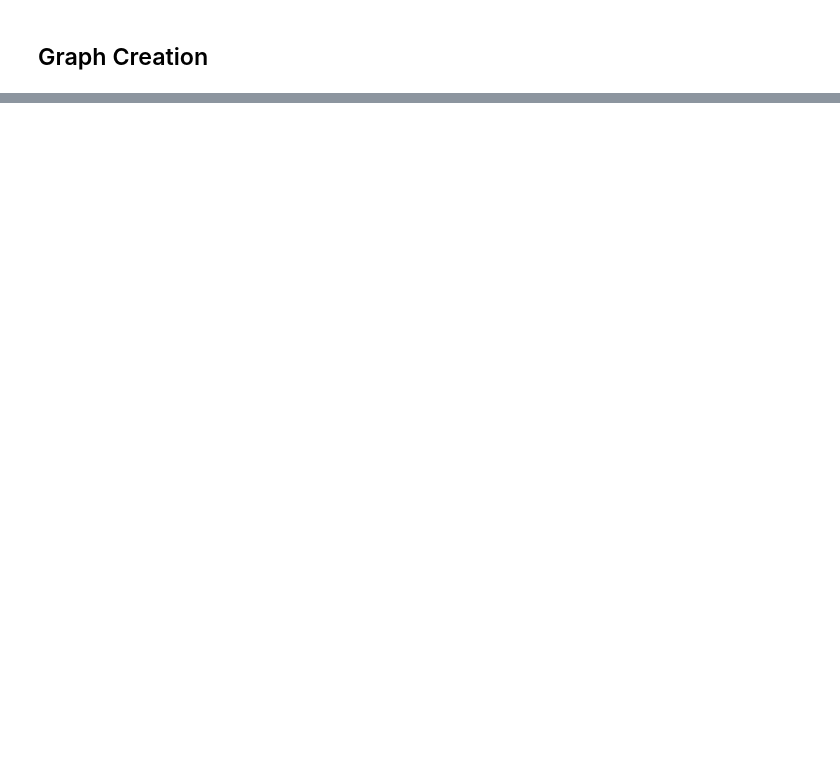
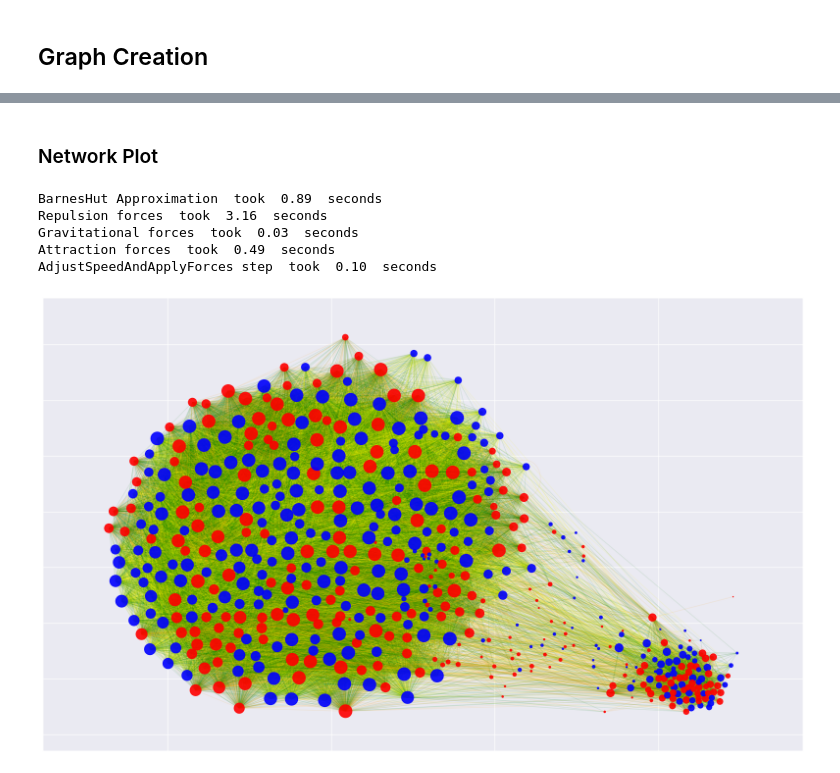
Before and after one commit to WizenPainter/Politician_Graph, a Jupyter notebook: US politicians.ipynb, the cells around one changed output, grey strips where cells are left out. Saved outputs shown, nothing was run; the diff lists cells and outputs as text; code cells hidden in the pictures; blank space fills up the shorter version.

```diff
--- a/US politicians.ipynb
+++ b/US politicians.ipynb
@@ -282,0 +416,9 @@ D = nx.Diagraph()
+# %% [markdown]
+### Network Plot
+# %%
+#Extract largest component
+nodes = max(nx.weakly_connected_components(DG), key=len)
+GCC = DG.subgraph(nodes).copy()
+
+# Convert to undirected graph for plotting
+UGCC = GCC.to_undirected()
@@ -282,0 +449,36 @@ D = nx.Diagraph()
+# %%
+forceatlas2 = ForceAtlas2(
+                        # Behavior alternatives
+                        outboundAttractionDistribution=True,  # Dissuade hubs
+                        linLogMode=False,  # NOT IMPLEMENTED
+                        adjustSizes=False,  # Prevent overlap (NOT IMPLEMENTED)
+                        edgeWeightInfluence=1.0,
+
+                        # Performance
+                        jitterTolerance=1.0,  # Tolerance
+                        barnesHutOptimize=True,
+                        barnesHutTheta=1.0,
+                        multiThreaded=False,  # NOT IMPLEMENTED
+
+                        # Tuning
+                        scalingRatio=2,
+                        strongGravityMode=False,
+                        gravity=1.5,
+
+                        # Log
+                        verbose=True)
+
+positions = forceatlas2.forceatlas2_networkx_layout(UGCC, pos=None, iterations=500);
+# %% [output]
+BarnesHut Approximation  took  0.89  seconds
+Repulsion forces  took  3.16  seconds
+Gravitational forces  took  0.03  seconds
+Attraction forces  took  0.49  seconds
+AdjustSpeedAndApplyForces step  took  0.10  seconds
+# %%
+plt.figure(1,figsize=(20,12))
+nx.draw_networkx_nodes(UGCC, pos = positions, node_size=node_size, node_color=node_color, alpha=0.9);
+nx.draw_networkx_edges(UGCC, pos = positions, edge_color=edge_color, alpha=0.1);
+plt.show()
+# %% [output]
+[figure, added]
```
Also changed, not shown: parts of 15 cells of this notebook.
